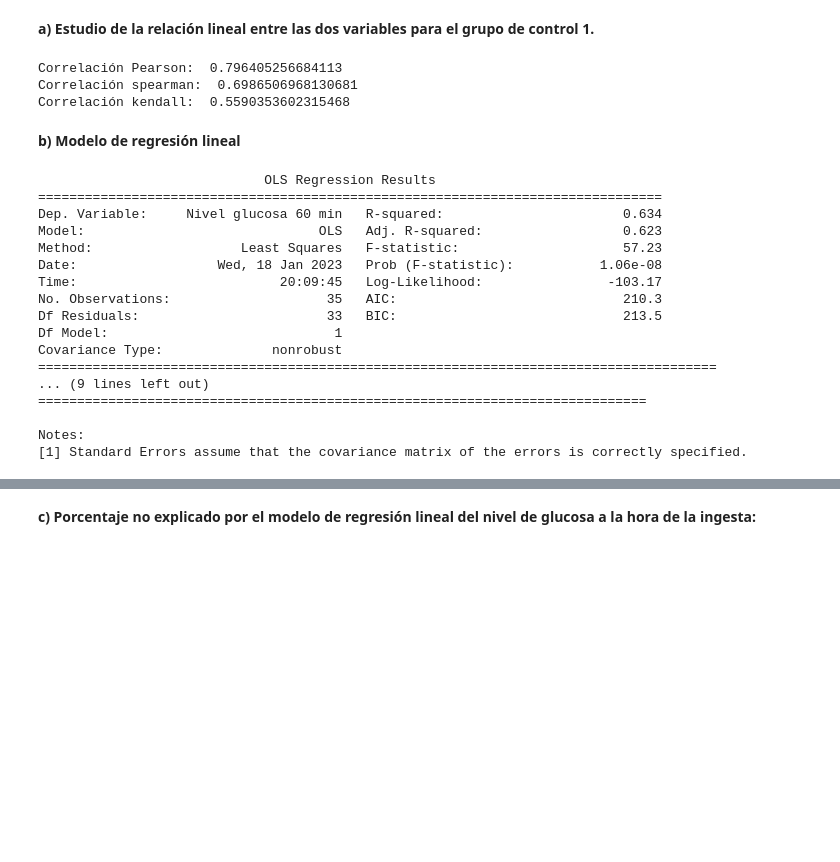
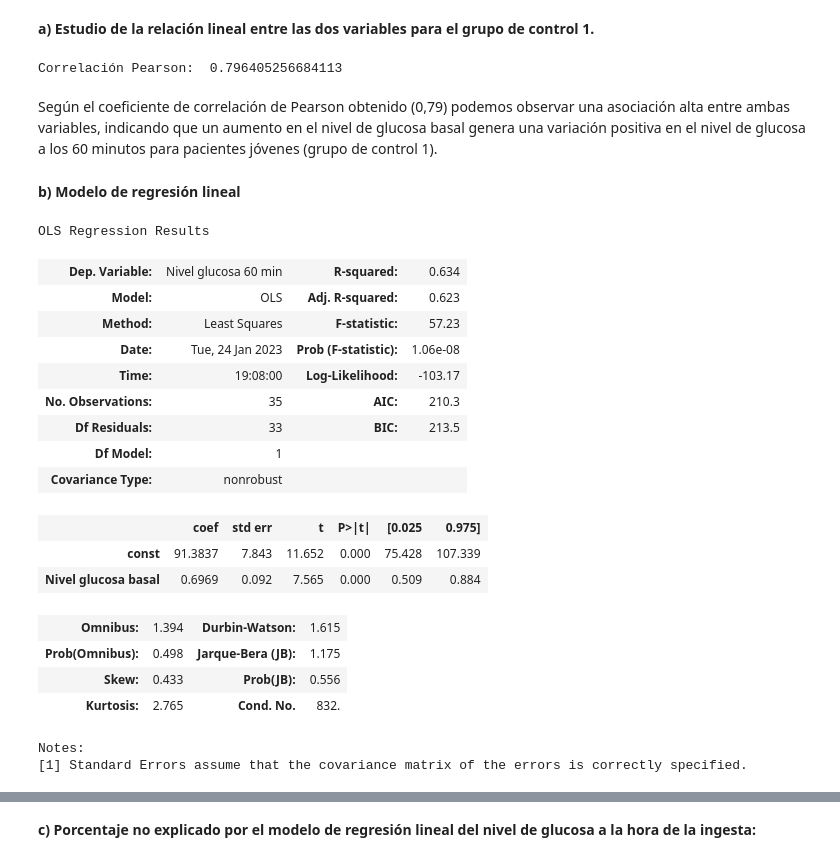
Before and after one commit to storresbusquets/UCM-Projects, a Jupyter notebook: Entrega Estadistica.ipynb, the cells around one changed output, grey strips where cells are left out. Cells and saved outputs as stored; diff of their text form; code cells hidden in the pictures; blank space fills up the shorter version.

```diff
--- a/Entrega Estadistica.ipynb
+++ b/Entrega Estadistica.ipynb
@@ -296,41 +318,40 @@ Estadístico = 0.5378866941075515, p-value = 0.7641865478412724
 **a) Estudio de la relación lineal entre las dos variables para el grupo de control 1.**
 # %%
 # Cálculo de correlación con Pandas
-# ==============================================================================
 print('Correlación Pearson: ', ngb1.corr(ng60_1, method='pearson'))
-print('Correlación spearman: ', ngb1.corr(ng60_1, method='spearman'))
-print('Correlación kendall: ', ngb1.corr(ng60_1, method='kendall'))
 # %% [output]
 Correlación Pearson:  0.796405256684113
-Correlación spearman:  0.6986506968130681
-Correlación kendall:  0.5590353602315468
+# %% [markdown]
+Según el coeficiente de correlación de Pearson obtenido (0,79) podemos observar una asociación alta entre ambas variables, indicando que un aumento en el nivel de glucosa basal genera una variación positiva en el nivel de glucosa a los 60 minutos para pacientes jóvenes (grupo de control 1).
 # %% [markdown]
 **b) Modelo de regresión lineal**
 # %%
 import statsmodels.api as sm
 
 x = sm.add_constant(ngb1)
 y = ng60_1
 modelo = sm.OLS(y, x).fit()
-print(modelo.summary())
+modelo.summary()
 # %% [output]
-                             OLS Regression Results
-================================================================================
-Dep. Variable:     Nivel glucosa 60 min   R-squared:                       0.634
-Model:                              OLS   Adj. R-squared:                  0.623
-Method:                   Least Squares   F-statistic:                     57.23
-Date:                  Wed, 18 Jan 2023   Prob (F-statistic):           1.06e-08
-Time:                          20:09:45   Log-Likelihood:                -103.17
-No. Observations:                    35   AIC:                             210.3
-Df Residuals:                        33   BIC:                             213.5
-Df Model:                             1
-Covariance Type:              nonrobust
-=======================================================================================
-... (9 lines left out)
-==============================================================================
-
-Notes:
-[1] Standard Errors assume that the covariance matrix of the errors is correctly specified.
+OLS Regression Results
+| Dep. Variable: | Nivel glucosa 60 min | R-squared: | 0.634 |
+| Model: | OLS | Adj. R-squared: | 0.623 |
+| Method: | Least Squares | F-statistic: | 57.23 |
+| Date: | Tue, 24 Jan 2023 | Prob (F-statistic): | 1.06e-08 |
+| Time: | 19:08:00 | Log-Likelihood: | -103.17 |
+| No. Observations: | 35 | AIC: | 210.3 |
+| Df Residuals: | 33 | BIC: | 213.5 |
+| Df Model: | 1 |  |  |
+| Covariance Type: | nonrobust |  |  |
+|  | coef | std err | t | P>|t| | [0.025 | 0.975] |
+| const | 91.3837 | 7.843 | 11.652 | 0.000 | 75.428 | 107.339 |
+| Nivel glucosa basal | 0.6969 | 0.092 | 7.565 | 0.000 | 0.509 | 0.884 |
+| Omnibus: | 1.394 | Durbin-Watson: | 1.615 |
+| Prob(Omnibus): | 0.498 | Jarque-Bera (JB): | 1.175 |
+| Skew: | 0.433 | Prob(JB): | 0.556 |
+| Kurtosis: | 2.765 | Cond. No. | 832. |
+Notes:
+[1] Standard Errors assume that the covariance matrix of the errors is correctly specified.
 # %%
 from sklearn.linear_model import LinearRegression
 
```
Also changed, not shown: parts of 65 cells of this notebook.
